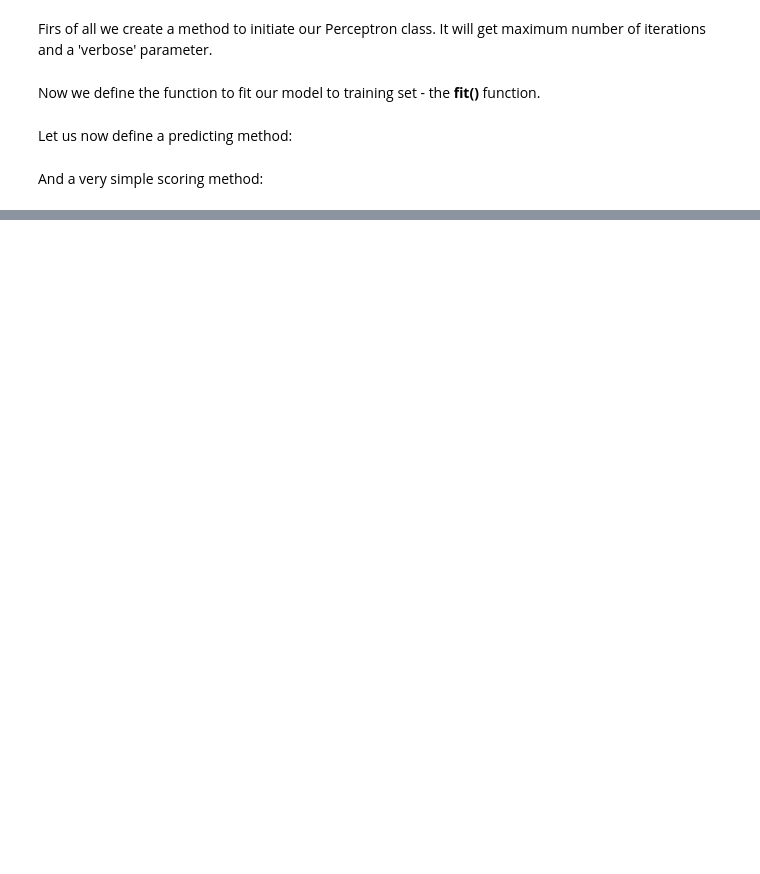
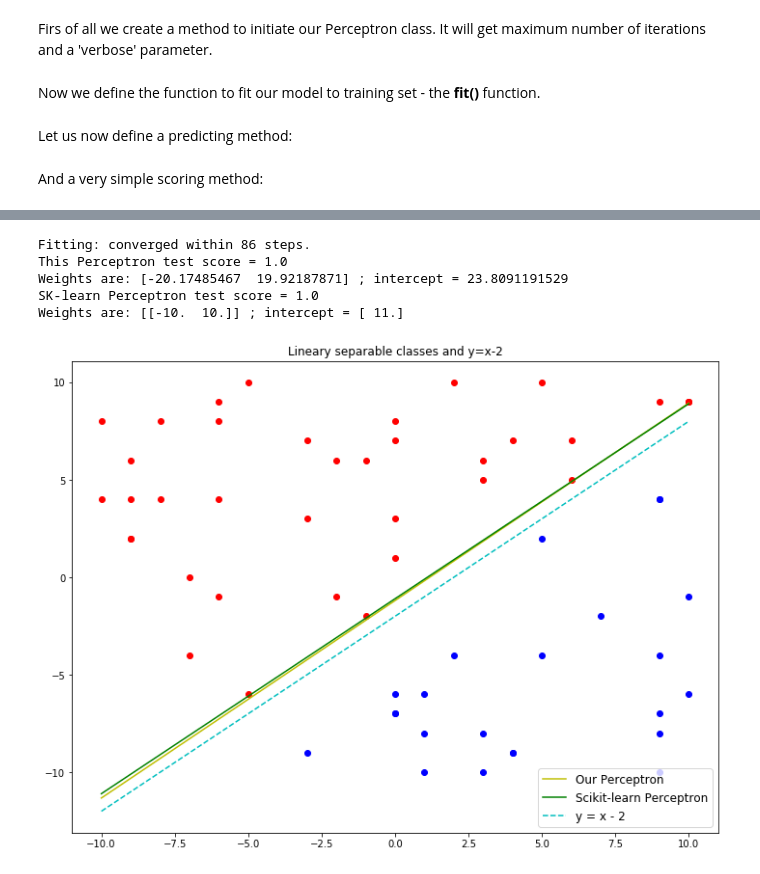
Before and after one commit to KonstantinMasich/Machine_Learning, a Jupyter notebook: Classifiers/Perceptron/Simplest_Perceptron.ipynb, the cells around one changed output, grey strips where cells are left out. Drawn from its saved outputs; the diff is of its cells as text; code cells hidden in the pictures; blank space fills up the shorter version.

```diff
--- a/Classifiers/Perceptron/Simplest_Perceptron.ipynb
+++ b/Classifiers/Perceptron/Simplest_Perceptron.ipynb
@@ -371,0 +362,63 @@ Fitting: converged within 53 steps.
+# %%
+from matplotlib import pyplot as plt
+from random import randint
+import sklearn.linear_model
+from sklearn.model_selection import train_test_split
+
+"""
+A little test.
+"""
+# 1. Creating dataset: X and y
+X = []
+y = []
+for i in range(0, 60):
+    X.append([randint(-10, 10), randint(-10, 10)])
+
+# Case of y = x - 2
+for index, point in enumerate(X):
+    if point[1] > point[0] - 2:
+        plt.plot(point[0], point[1], 'ro')
+        y.append(1)
+    elif point[1] < point[0] - 2:
+        plt.plot(point[0], point[1], 'bo')
+        y.append(-1)
+    else:
+        X[index][1] += 1
+        plt.plot(point[0], point[1], 'ro')
+        y.append(1)
+plt.title("Lineary separable classes and y=x-2")
+
+# Train-test sets
+X_train, X_test, y_train, y_test = train_test_split(X, y, train_size=45, test_size=15)
+
+# Prediction: this Perceptron
+p = Perceptron(verbose=True)
+p.fit(X_train, y_train)
+print("This Perceptron test score =", p.score(X_test, y_test))
+print("Weights are:", p.coef_[1:], "; intercept =", p.coef_[0])
+
+# Prediction: scikit-learn Perceptron
+sk_p = sklearn.linear_model.Perceptron(max_iter=100)
+sk_p.fit(X_train, y_train)
+print("SK-learn Perceptron test score =", sk_p.score(X_test, y_test))
+print("Weights are:", sk_p.coef_, "; intercept =", sk_p.intercept_)
+
+# Plotting boundaries:
+x = np.linspace(-10, 10, 10)
+sample_boundary, = plt.plot(x, x-2, 'c--', label='y = x - 2')
+our_p_boundary,  = plt.plot(x, -1*((p.coef_[0] + x*p.coef_[1])/(p.coef_[2])),
+                            'y-', label='Our Perceptron')
+sk_p_boundary,   = plt.plot(x, -1*((sk_p.intercept_[0] + x*sk_p.coef_[0][0])/(sk_p.coef_[0][1])),
+                            'g-', label='Scikit-learn Perceptron')
+
+# Setting up a legend and tuning figure size:
+plt.rcParams["figure.figsize"] = [12, 9]
+plt.legend(handles=[our_p_boundary, sk_p_boundary, sample_boundary], prop={'size': 12})
+plt.show()
+# %% [output]
+Fitting: converged within 86 steps.
+This Perceptron test score = 1.0
+Weights are: [-20.17485467  19.92187871] ; intercept = 23.8091191529
+SK-learn Perceptron test score = 1.0
+Weights are: [[-10.  10.]] ; intercept = [ 11.]
+[figure, added]
```
Also changed, not shown: parts of 18 cells of this notebook.
